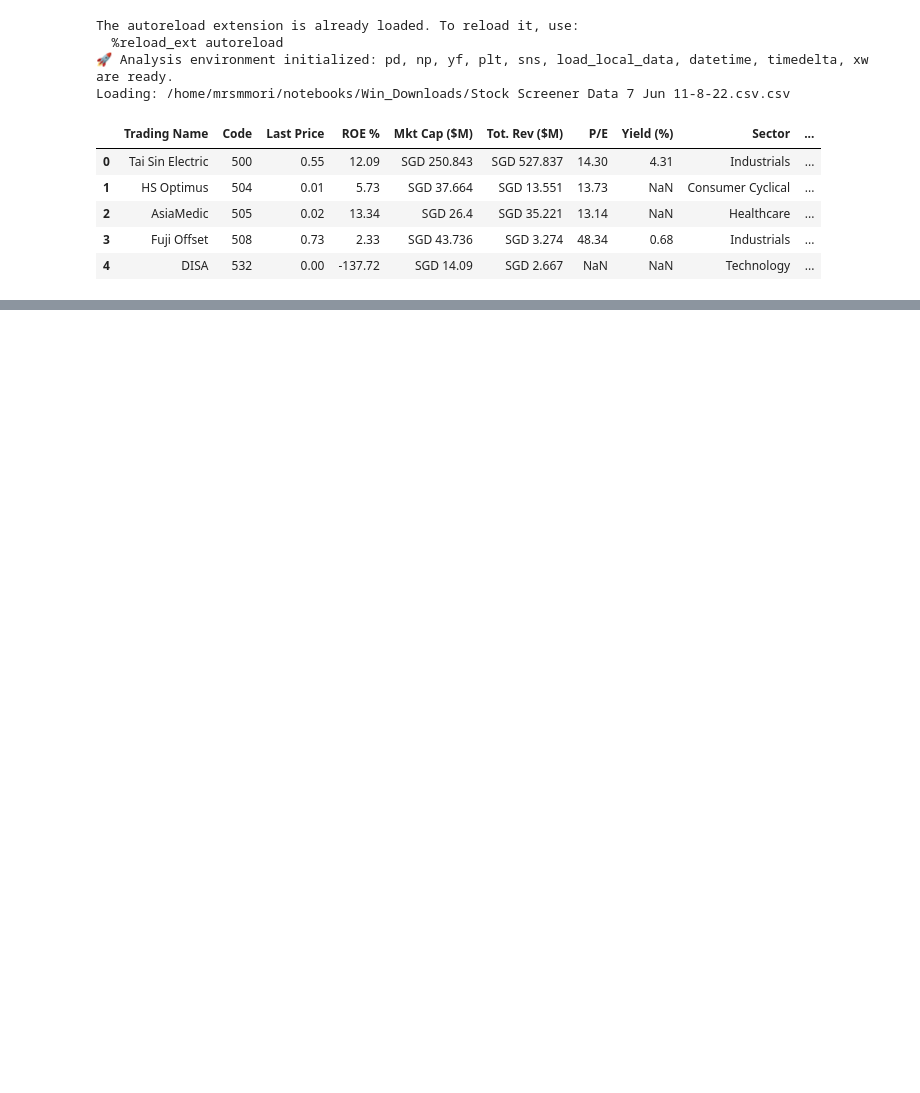
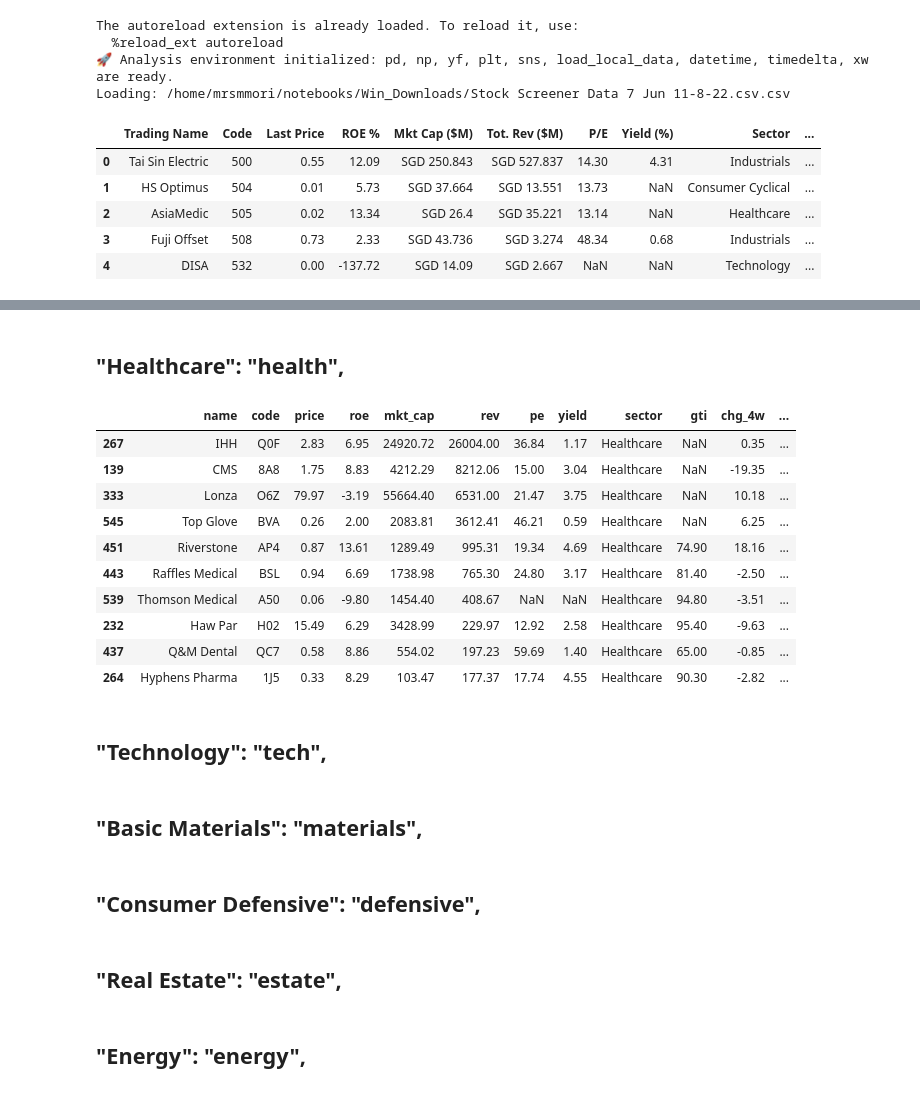
Before and after one commit to mrsmmori1234/notebooks_rep, a Jupyter notebook: notebooks/sgx_securities.ipynb, the cells around one changed output, grey strips where cells are left out. Drawn from its saved outputs; the diff is of its cells as text; code cells hidden in the pictures; blank space fills up the shorter version.

```diff
--- a/notebooks/sgx_securities.ipynb
+++ b/notebooks/sgx_securities.ipynb
@@ -171,0 +175,14 @@ df_top5[result_cols]
+# %%
+def clean_currency_to_float(series):
+    cleaned = (
+        series.astype(str)
+        .str.replace("SGD", "", regex=False)
+        .str.replace(" ", "", regex=False)
+        .str.replace(",", "", regex=False)
+    )
+    return pd.to_numeric(cleaned, errors="coerce")
+
+
+# 'mkt_cap' と 'rev' を両方とも数値型（float）に変換
+df["mkt_cap"] = clean_currency_to_float(df["mkt_cap"])
+df["rev"] = clean_currency_to_float(df["rev"])
@@ -171,0 +198,25 @@ df_top5[result_cols]
+# %%
+# 極限まで短くしたい場合のマッピング定義
+short_mapping = {
+    "Industrials": "ind",
+    "Consumer Cyclical": "cyclical",
+    "Healthcare": "health",
+    "Technology": "tech",
+    "Basic Materials": "materials",
+    "Consumer Defensive": "defensive",
+    "Real Estate": "estate",
+    "Energy": "energy",
+    "Utilities": "utilities",
+    "Financial Services": "finance",
+    "Communication Services": "comm",
+}
+
+sector_dfs = {}
+for sector in df["sector"].unique():
+    if pd.isna(sector):
+        continue
+
+    # マッピングにあればそれを使い、なければ小文字変換にする
+    short_name = short_mapping.get(sector, str(sector).lower().replace(" ", "_"))
+
+    sector_dfs[short_name] = df[df["sector"] == sector].copy()
@@ -171,0 +245,27 @@ df_top5[result_cols]
+# %% [markdown]
+## "Healthcare": "health",
+# %%
+
+sector_dfs['health'].sort_values(by="rev", ascending=False, na_position="last").head(10)
+# %% [output]
+|  | name | code | price | roe | mkt_cap | rev | pe | yield | sector | gti | chg_4w | ... |
+| 267 | IHH | Q0F | 2.83 | 6.95 | 24920.72 | 26004.00 | 36.84 | 1.17 | Healthcare | NaN | 0.35 | ... |
+| 139 | CMS | 8A8 | 1.75 | 8.83 | 4212.29 | 8212.06 | 15.00 | 3.04 | Healthcare | NaN | -19.35 | ... |
+| 333 | Lonza | O6Z | 79.97 | -3.19 | 55664.40 | 6531.00 | 21.47 | 3.75 | Healthcare | NaN | 10.18 | ... |
+| 545 | Top Glove | BVA | 0.26 | 2.00 | 2083.81 | 3612.41 | 46.21 | 0.59 | Healthcare | NaN | 6.25 | ... |
+| 451 | Riverstone | AP4 | 0.87 | 13.61 | 1289.49 | 995.31 | 19.34 | 4.69 | Healthcare | 74.90 | 18.16 | ... |
+| 443 | Raffles Medical | BSL | 0.94 | 6.69 | 1738.98 | 765.30 | 24.80 | 3.17 | Healthcare | 81.40 | -2.50 | ... |
+| 539 | Thomson Medical | A50 | 0.06 | -9.80 | 1454.40 | 408.67 | NaN | NaN | Healthcare | 94.80 | -3.51 | ... |
+| 232 | Haw Par | H02 | 15.49 | 6.29 | 3428.99 | 229.97 | 12.92 | 2.58 | Healthcare | 95.40 | -9.63 | ... |
+| 437 | Q&M Dental | QC7 | 0.58 | 8.86 | 554.02 | 197.23 | 59.69 | 1.40 | Healthcare | 65.00 | -0.85 | ... |
+| 264 | Hyphens Pharma | 1J5 | 0.33 | 8.29 | 103.47 | 177.37 | 17.74 | 4.55 | Healthcare | 90.30 | -2.82 | ... |
+# %% [markdown]
+## "Technology": "tech",
+# %% [markdown]
+## "Basic Materials": "materials",
+# %% [markdown]
+## "Consumer Defensive": "defensive",
+# %% [markdown]
+## "Real Estate": "estate",
+# %% [markdown]
+## "Energy": "energy",
```
Also changed, not shown: parts of 16 cells of this notebook, 4 other files.
